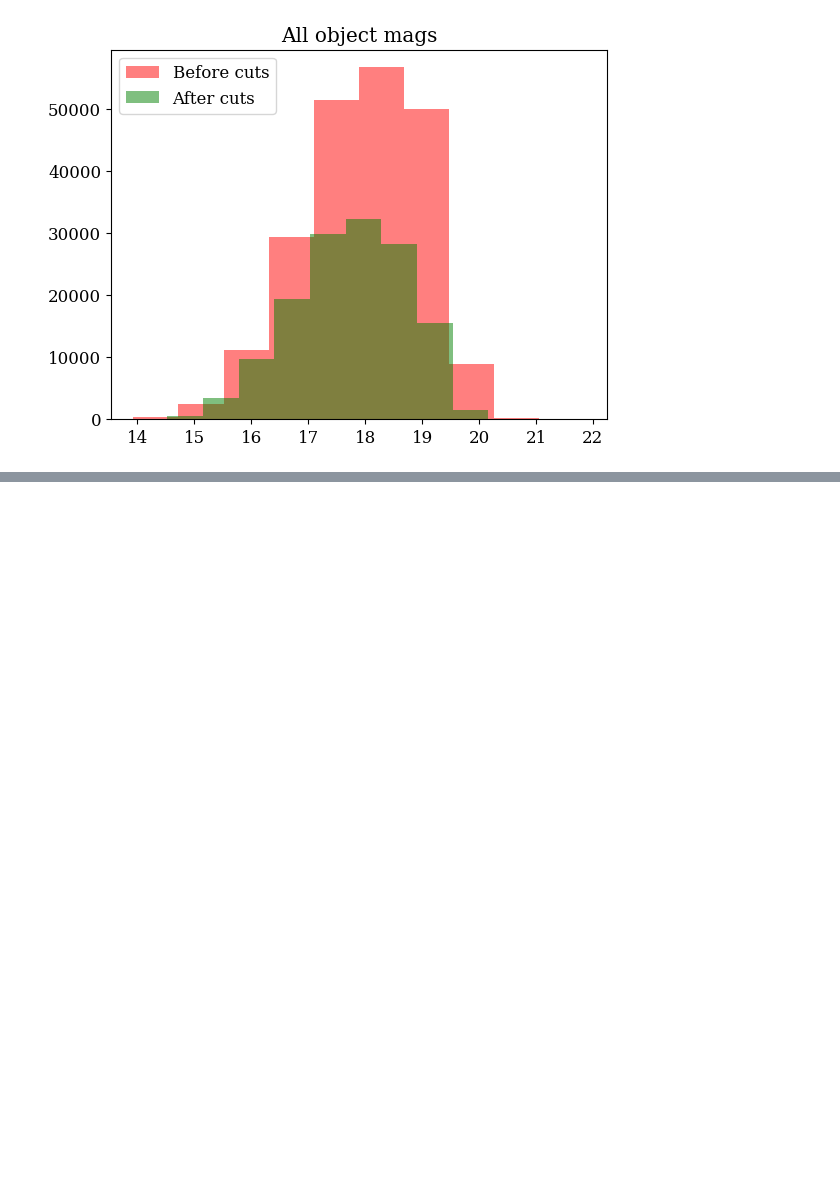
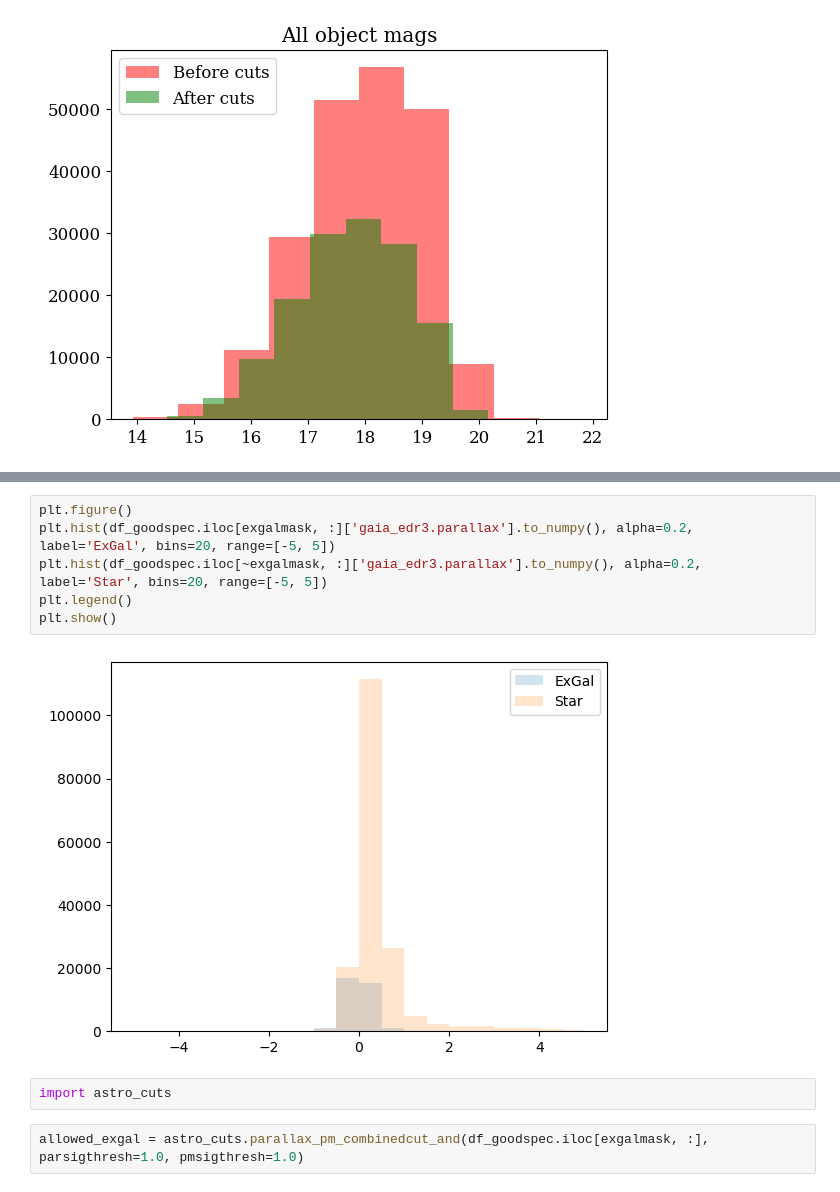
Before and after one commit to nmudur/HighLatMaps, a Jupyter notebook: notebooks_main1/spectra_matched/4_5_zDbn.ipynb, the cells around one changed output, grey strips where cells are left out. Saved outputs shown, nothing was run; the diff lists cells and outputs as text; blank space fills up the shorter version.

```diff
--- a/notebooks_main1/spectra_matched/4_5_zDbn.ipynb
+++ b/notebooks_main1/spectra_matched/4_5_zDbn.ipynb
@@ -175,0 +190,12 @@ plt.show()
+# %%
+plt.figure()
+plt.hist(df_goodspec.iloc[exgalmask, :]['gaia_edr3.parallax'].to_numpy(), alpha=0.2, label='ExGal', bins=20, range=[-5, 5])
+plt.hist(df_goodspec.iloc[~exgalmask, :]['gaia_edr3.parallax'].to_numpy(), alpha=0.2, label='Star', bins=20, range=[-5, 5])
+plt.legend()
+plt.show()
+# %% [output]
+[figure, added]
+# %%
+import astro_cuts
+# %%
+allowed_exgal = astro_cuts.parallax_pm_combinedcut_and(df_goodspec.iloc[exgalmask, :], parsigthresh=1.0, pmsigthresh=1.0)
```
Also changed, not shown: parts of 6 cells of this notebook, 6 other files.
